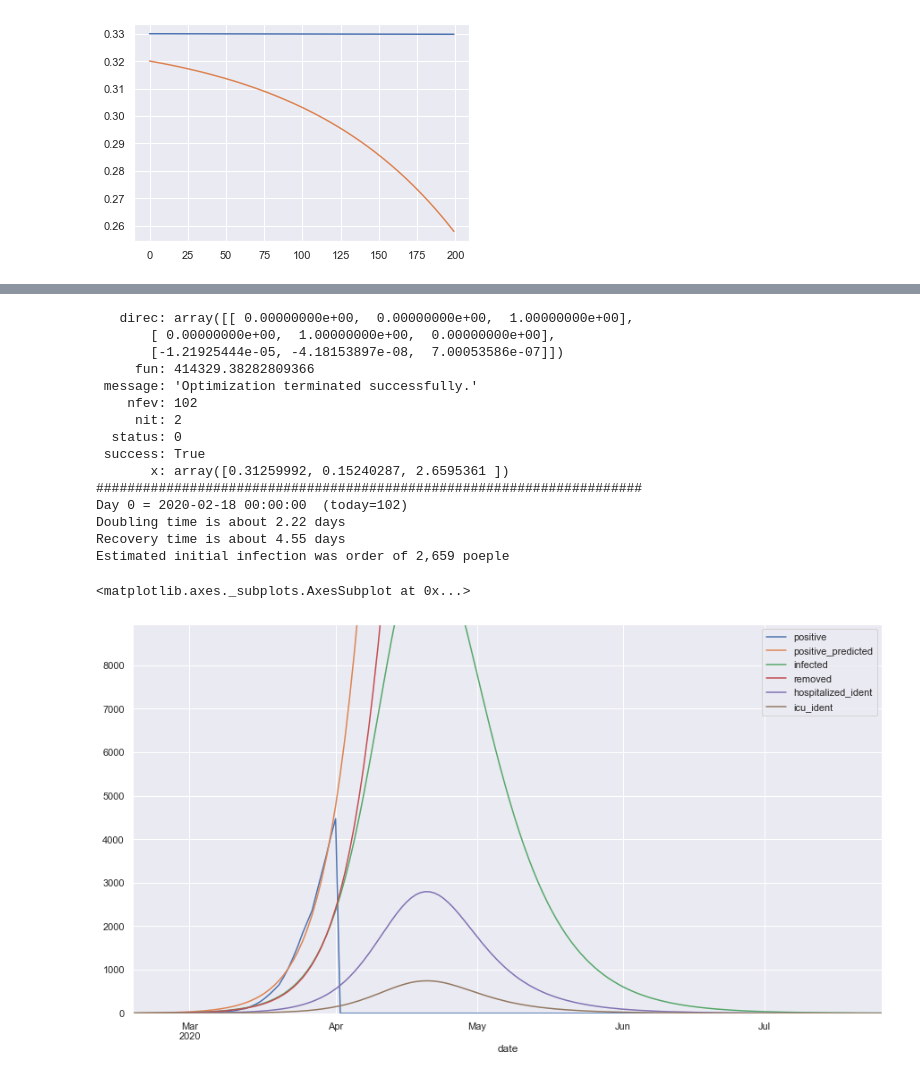
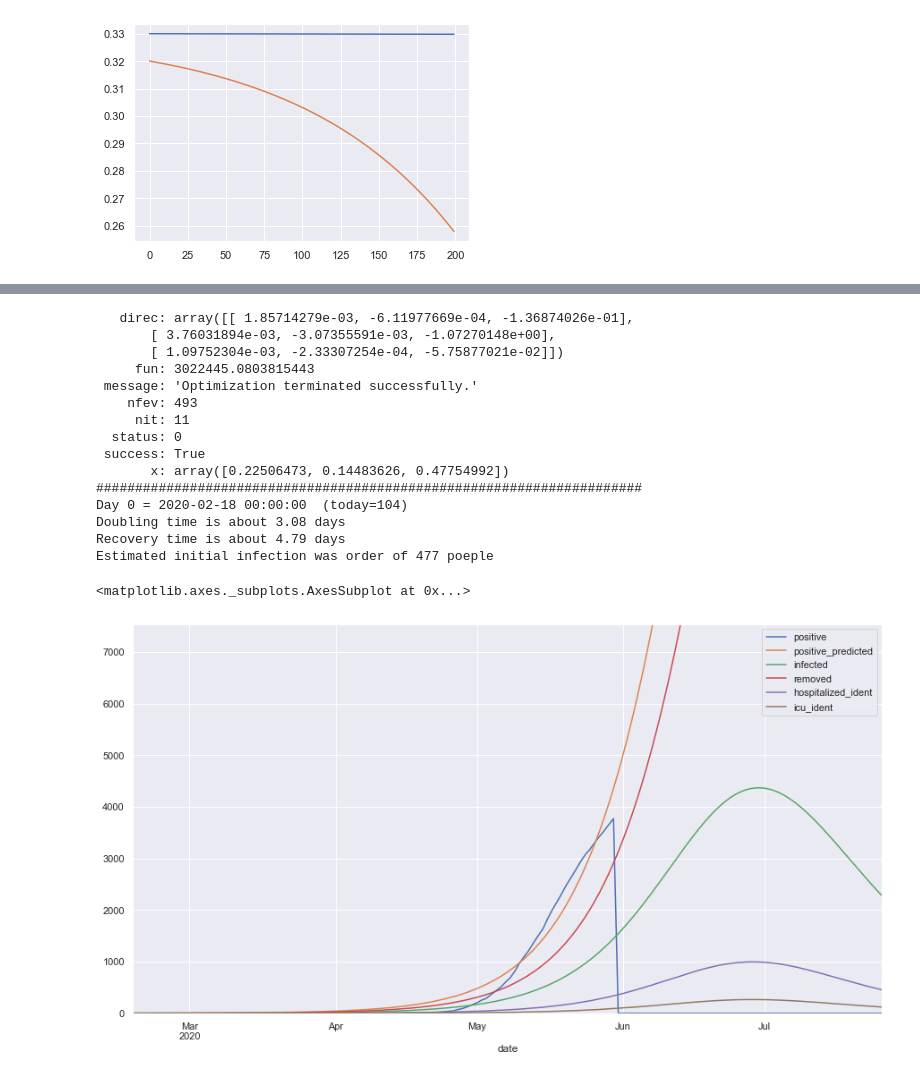
Before and after one commit to DrSkippy/2020covid19, a Jupyter notebook: SIR Fits.ipynb, the cells around one changed output, grey strips where cells are left out. Drawn from its saved outputs; the diff is of its cells as text; code cells hidden in the pictures.

```diff
--- a/SIR Fits.ipynb
+++ b/SIR Fits.ipynb
@@ -192,37 +193,38 @@ dfw.head()
 # %%
 dfq = get_state_df(dfw, "ITA")
 ccd = CurrentCasesFromDeaths()
 dfq = ccd.add_positive_estimate(dfq)
-N=68000
+N=60000
 R0=0
 x0 = (0.33821616, 0.15247499, 2.6568561)
 sf = SIR()
+c = ccd.fit_series/1000
 (N, I0, R0, beta, gamma) = sf.SIRFitter(c, N, x0)
 print("#"*70)
 print("Day 0 = {}  (today={})".format(start_date,
                             (pd.Timestamp.now() - dfq.date.values[0]).days + cc.shift))
 print("Doubling time is about {:.2f} days".format(np.log(2)/beta))
 print("Recovery time is about {:.2f} days".format(np.log(2)/gamma))
 print("Estimated initial infection was order of {:,} poeple".format(int(1000*I0)))
 df = sf.project(c, 160, params={"SIR": (N, I0, R0, beta, gamma), "start_date": start_date})
 df.plot(x="date",
         y=["positive", "positive_predicted", "infected", "removed", "hospitalized_ident", "icu_ident"],
         figsize=[15, 8], ylim=[0, 2*np.max(c)])
 # %% [output]
-   direc: array([[ 0.00000000e+00,  0.00000000e+00,  1.00000000e+00],
-       [ 0.00000000e+00,  1.00000000e+00,  0.00000000e+00],
-       [-1.21925444e-05, -4.18153897e-08,  7.00053586e-07]])
-     fun: 414329.38282809366
+   direc: array([[ 1.85714279e-03, -6.11977669e-04, -1.36874026e-01],
+       [ 3.76031894e-03, -3.07355591e-03, -1.07270148e+00],
+       [ 1.09752304e-03, -2.33307254e-04, -5.75877021e-02]])
+     fun: 3022445.0803815443
  message: 'Optimization terminated successfully.'
-    nfev: 102
-     nit: 2
+    nfev: 493
+     nit: 11
   status: 0
  success: True
-       x: array([0.31259992, 0.15240287, 2.6595361 ])
+       x: array([0.22506473, 0.14483626, 0.47754992])
 ######################################################################
-Day 0 = 2020-02-18 00:00:00  (today=102)
-Doubling time is about 2.22 days
-Recovery time is about 4.55 days
-Estimated initial infection was order of 2,659 poeple
+Day 0 = 2020-02-18 00:00:00  (today=104)
+Doubling time is about 3.08 days
+Recovery time is about 4.79 days
+Estimated initial infection was order of 477 poeple
 <matplotlib.axes._subplots.AxesSubplot at 0x...>
-[figure, old version]
+[figure, new version]
```
Also changed, not shown: parts of 10 cells of this notebook.
